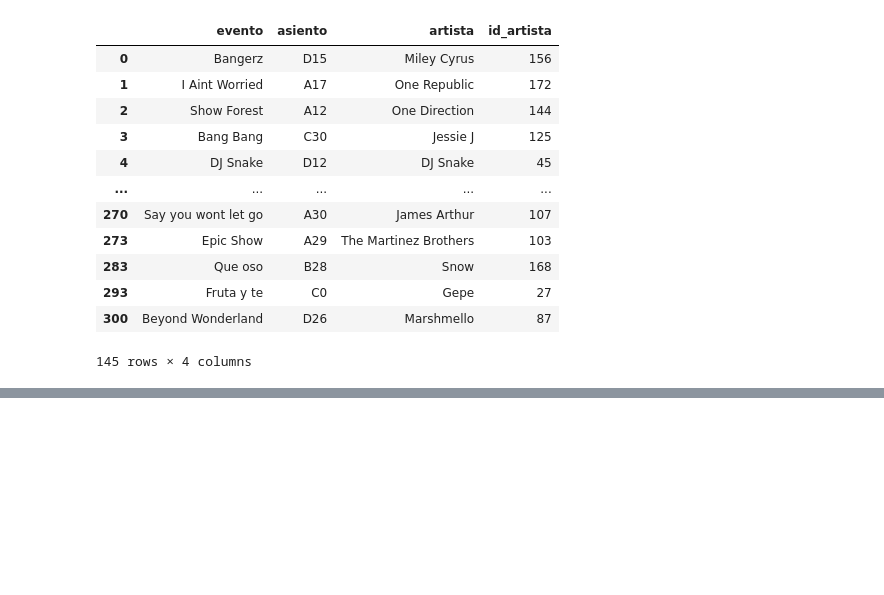
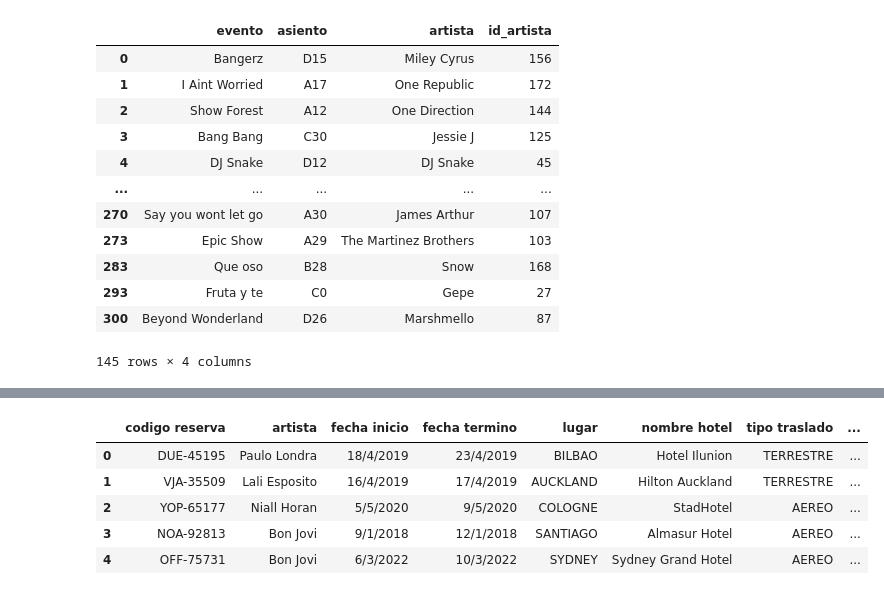
Before and after one commit to Borjampm/Proyecto_BDD, a Jupyter notebook: Entrega 2/Datos Impares/Limpieza.ipynb, the cells around one changed output, grey strips where cells are left out. Saved outputs shown, nothing was run; the diff lists cells and outputs as text; code cells hidden in the pictures; blank space fills up the shorter version.

```diff
--- a/Entrega 2/Datos Impares/Limpieza.ipynb
+++ b/Entrega 2/Datos Impares/Limpieza.ipynb
@@ -592,0 +651,11 @@ transformar_entradas(156)
+# %%
+archivo = 'Hospedajes y traslados.csv'
+df_hospedaje = pd.read_csv(archivo)
+df_hospedaje.head()
+# %% [output]
+|  | codigo reserva | artista | fecha inicio | fecha termino | lugar | nombre hotel | tipo traslado | ... |
+| 0 | DUE-45195 | Paulo Londra | 18/4/2019 | 23/4/2019 | BILBAO | Hotel Ilunion | TERRESTRE | ... |
+| 1 | VJA-35509 | Lali Esposito | 16/4/2019 | 17/4/2019 | AUCKLAND | Hilton Auckland | TERRESTRE | ... |
+| 2 | YOP-65177 | Niall Horan | 5/5/2020 | 9/5/2020 | COLOGNE | StadHotel | AEREO | ... |
+| 3 | NOA-92813 | Bon Jovi | 9/1/2018 | 12/1/2018 | SANTIAGO | Almasur Hotel | AEREO | ... |
+| 4 | OFF-75731 | Bon Jovi | 6/3/2022 | 10/3/2022 | SYDNEY | Sydney Grand Hotel | AEREO | ... |
```
Also changed, not shown: parts of 18 cells of this notebook, 3 other files.
